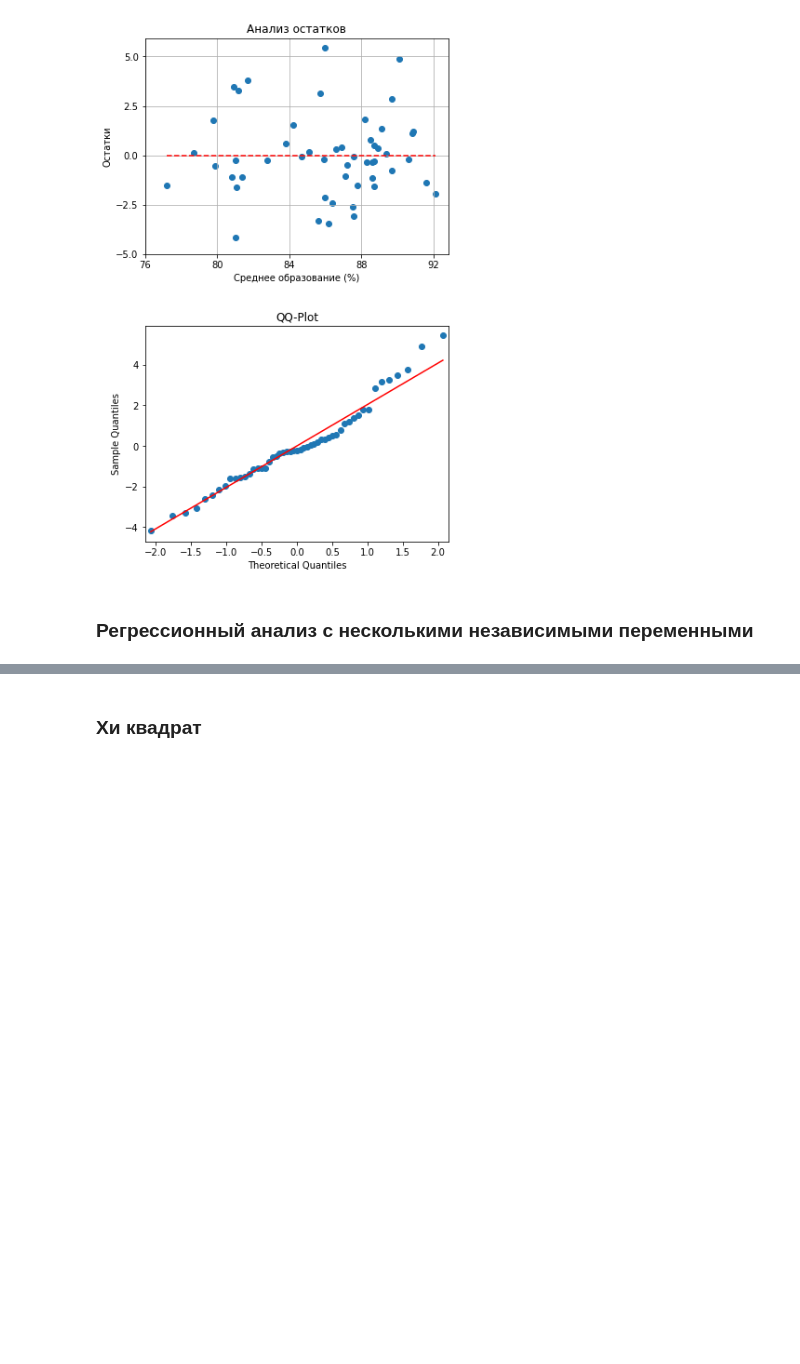
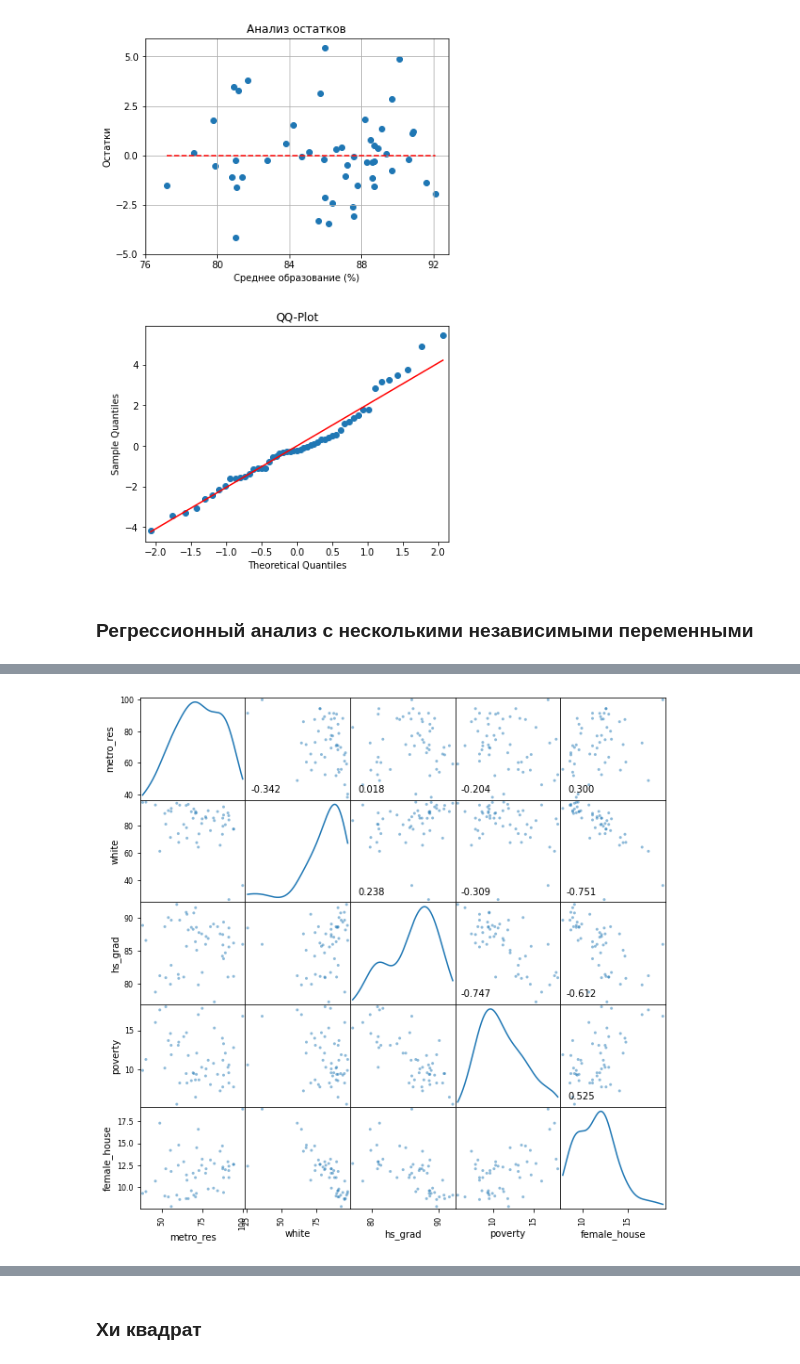
Before and after one commit to AndrewSalygin/data_analysis_practice, a Jupyter notebook: Data analysis practice.ipynb, the cells around one changed output, grey strips where cells are left out. Drawn from its saved outputs; the diff is of its cells as text; code cells hidden in the pictures; blank space fills up the shorter version.

```diff
--- a/Data analysis practice.ipynb
+++ b/Data analysis practice.ipynb
@@ -730,3 +730,13 @@ fig.update_layout(legend=dict(
 fig.show()
 # %% [output]
 [interactive output not drawn]
+# %%
+import pandas as pd
+import statsmodels.formula.api as smf
+
+df = pd.read_csv('data/states.csv')
+lm = smf.ols(formula = 'poverty ~ metro_res + white + hs_grad + female_house', data = df).fit()
+
+# lm.params
+
+lm.summary()
@@ -732,0 +768,12 @@ fig.show()
+# %%
+import pandas as pd
+import matplotlib.pyplot as plt
+import numpy as np
+
+axes = pd.plotting.scatter_matrix(df,figsize = (10,10), diagonal="kde", grid=True)
+data_corr = df.corr().values
+for i, j in zip(*plt.np.triu_indices_from(axes, k=1)):
+    axes[i, j].annotate("%.3f" %data_corr[i,j], (0.2, 0.1), xycoords='axes fraction', ha='center', va='center')
+plt.show()
+# %% [output]
+[figure, added]
```
Also changed, not shown: parts of 125 cells of this notebook.
